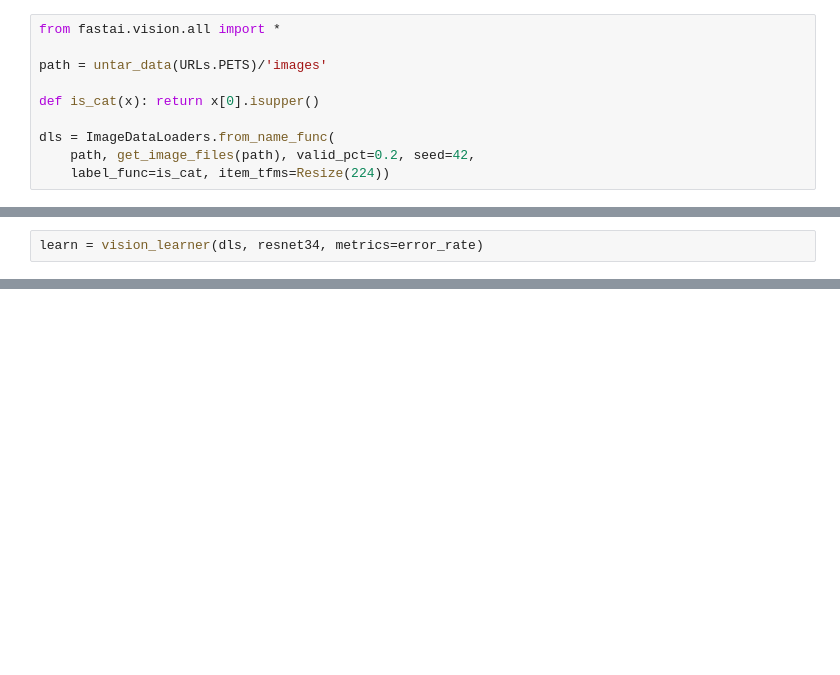
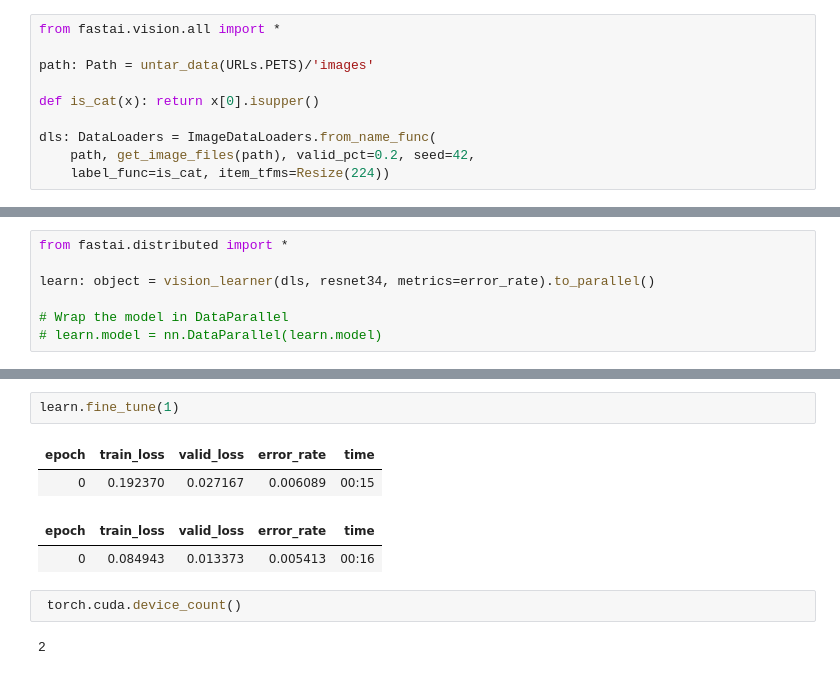
Before and after one commit to DanTulovsky/dl0, a Jupyter notebook: fastai0.ipynb, the cells around one changed output, grey strips where cells are left out. Drawn from its saved outputs; the diff is of its cells as text; blank space fills up the shorter version.

```diff
--- a/fastai0.ipynb
+++ b/fastai0.ipynb
@@ -9,10 +40,10 @@ Requirement already satisfied: graphviz in /Users/dant/.pyenv/versions/hf/lib/py
 # %%
 from fastai.vision.all import *
 
-path = untar_data(URLs.PETS)/'images'
+path: Path = untar_data(URLs.PETS)/'images'
 
 def is_cat(x): return x[0].isupper()
 
-dls = ImageDataLoaders.from_name_func(
+dls: DataLoaders = ImageDataLoaders.from_name_func(
     path, get_image_files(path), valid_pct=0.2, seed=42,
     label_func=is_cat, item_tfms=Resize(224))
@@ -29,2 +50,7 @@ for x in dls:
 # %%
-learn = vision_learner(dls, resnet34, metrics=error_rate)
+from fastai.distributed import *
+
+learn: object = vision_learner(dls, resnet34, metrics=error_rate).to_parallel()
+
+# Wrap the model in DataParallel
+# learn.model = nn.DataParallel(learn.model)
@@ -32,0 +57,11 @@ Downloading: "https://download.pytorch.org/models/resnet34-b627a593.pth" to /Use
+# %%
+learn.fine_tune(1)
+# %% [output]
+| epoch | train_loss | valid_loss | error_rate | time |
+| 0 | 0.192370 | 0.027167 | 0.006089 | 00:15 |
+| epoch | train_loss | valid_loss | error_rate | time |
+| 0 | 0.084943 | 0.013373 | 0.005413 | 00:16 |
+# %%
+ torch.cuda.device_count()
+# %% [output]
+2
```
Also changed, not shown: parts of 10 cells of this notebook, 1 other file.
